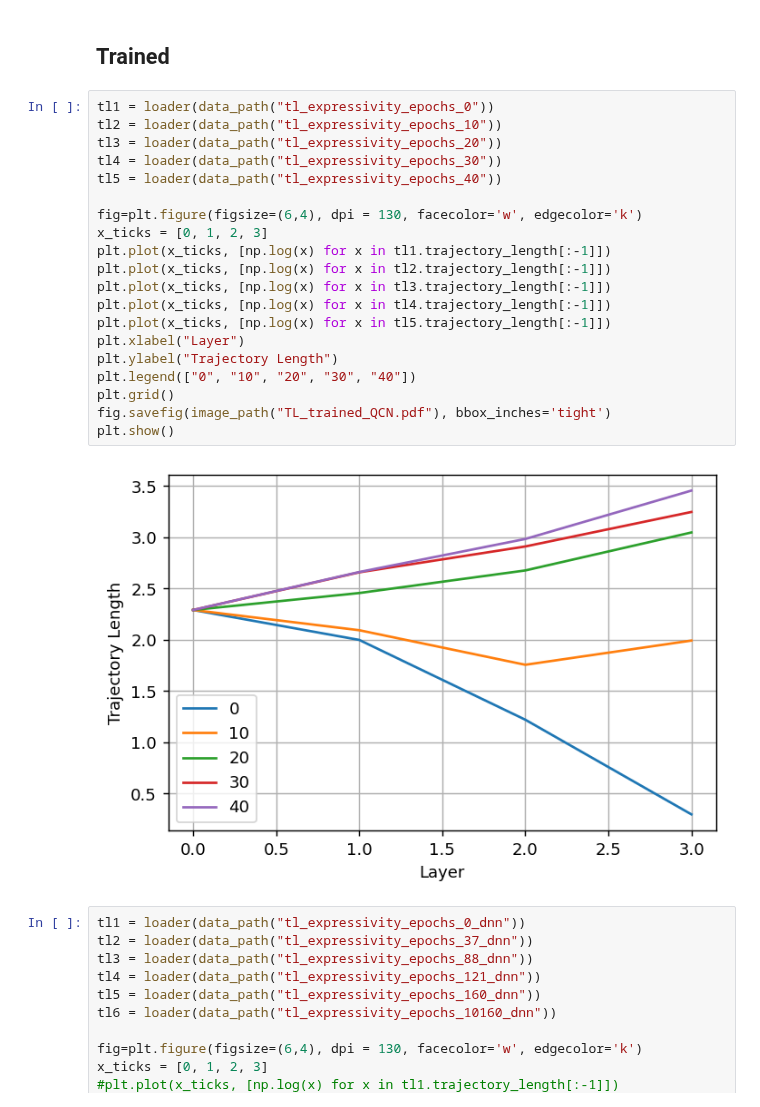
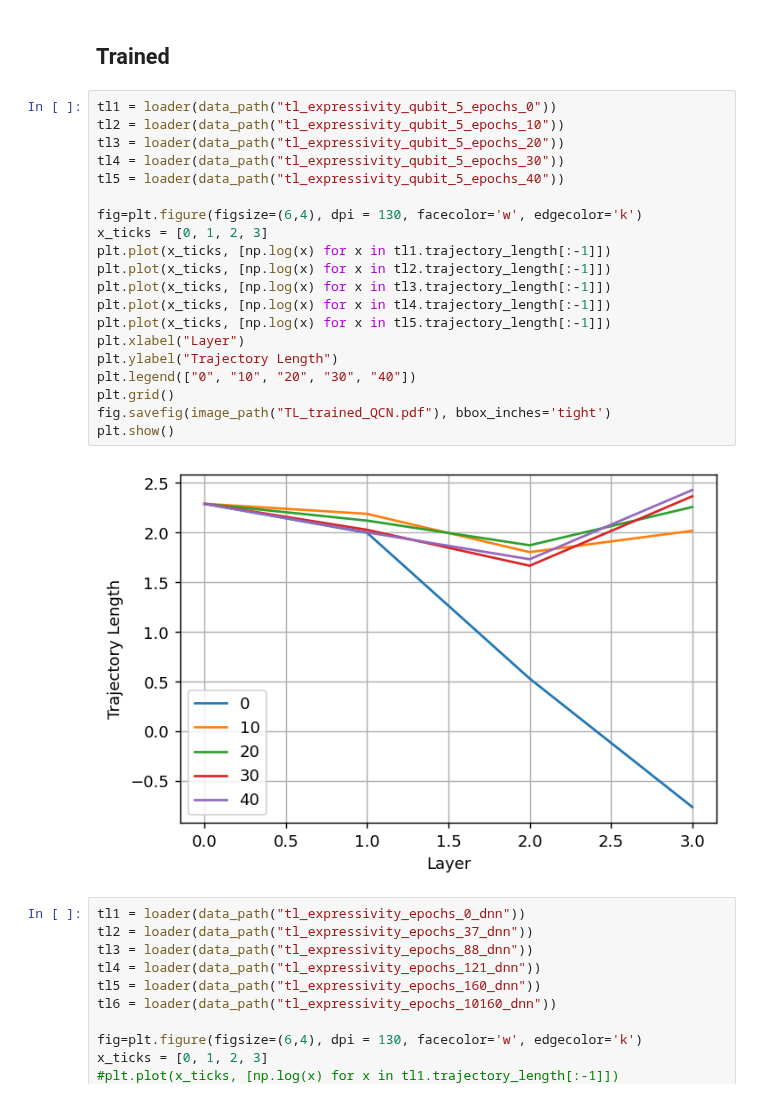
Before and after one commit to KristianWold/Master-Thesis, a Jupyter notebook: notebooks/analysis/Expressivity and Stability.ipynb, the cells around one changed output. Drawn from its saved outputs; the diff is of its cells as text.

```diff
--- a/notebooks/analysis/Expressivity and Stability.ipynb
+++ b/notebooks/analysis/Expressivity and Stability.ipynb
@@ -105,27 +102,27 @@ plt.show()
 # %% [markdown]
 ## Trained
 # %%
-tl1 = loader(data_path("tl_expressivity_epochs_0"))
-tl2 = loader(data_path("tl_expressivity_epochs_10"))
-tl3 = loader(data_path("tl_expressivity_epochs_20"))
-tl4 = loader(data_path("tl_expressivity_epochs_30"))
-tl5 = loader(data_path("tl_expressivity_epochs_40"))
+tl1 = loader(data_path("tl_expressivity_qubit_5_epochs_0"))
+tl2 = loader(data_path("tl_expressivity_qubit_5_epochs_10"))
+tl3 = loader(data_path("tl_expressivity_qubit_5_epochs_20"))
+tl4 = loader(data_path("tl_expressivity_qubit_5_epochs_30"))
+tl5 = loader(data_path("tl_expressivity_qubit_5_epochs_40"))
 
 fig=plt.figure(figsize=(6,4), dpi = 130, facecolor='w', edgecolor='k')
 x_ticks = [0, 1, 2, 3]
 plt.plot(x_ticks, [np.log(x) for x in tl1.trajectory_length[:-1]])
 plt.plot(x_ticks, [np.log(x) for x in tl2.trajectory_length[:-1]])
 plt.plot(x_ticks, [np.log(x) for x in tl3.trajectory_length[:-1]])
 plt.plot(x_ticks, [np.log(x) for x in tl4.trajectory_length[:-1]])
 plt.plot(x_ticks, [np.log(x) for x in tl5.trajectory_length[:-1]])
 plt.xlabel("Layer")
 plt.ylabel("Trajectory Length")
 plt.legend(["0", "10", "20", "30", "40"])
 plt.grid()
 fig.savefig(image_path("TL_trained_QCN.pdf"), bbox_inches='tight')
 plt.show()
 # %% [output]
-[figure, old version]
+[figure, new version]
 # %%
 tl1 = loader(data_path("tl_expressivity_epochs_0_dnn"))
 tl2 = loader(data_path("tl_expressivity_epochs_37_dnn"))
```
Also changed, not shown: parts of 1 cell of this notebook, 14 other files.
